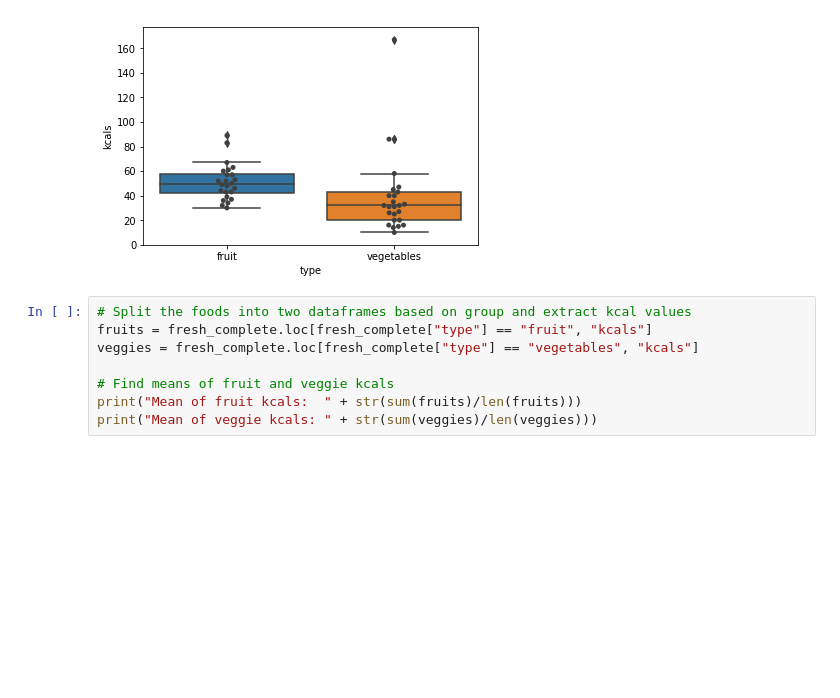
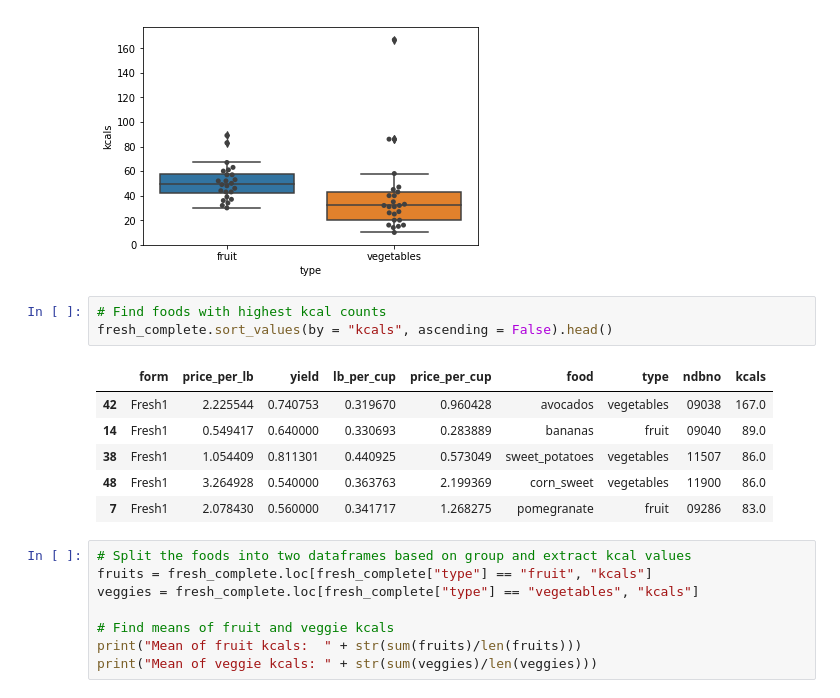
Before and after one commit to domitchler/sta141b-assignment-3, a Jupyter notebook: hw3.ipynb, the cells around one changed output. Cells and saved outputs as stored; diff of their text form; blank space fills up the shorter version.

```diff
--- a/hw3.ipynb
+++ b/hw3.ipynb
@@ -366,6 +366,16 @@ ax = sns.boxplot(x = "type", y = "kcals", data = fresh_complete)
 ax = sns.swarmplot(x = "type", y = "kcals", data = fresh_complete, color = ".25")
 # %% [output]
 [figure]
+# %%
+# Find foods with highest kcal counts
+fresh_complete.sort_values(by = "kcals", ascending = False).head()
+# %% [output]
+|  | form | price_per_lb | yield | lb_per_cup | price_per_cup | food | type | ndbno | kcals |
+| 42 | Fresh1 | 2.225544 | 0.740753 | 0.319670 | 0.960428 | avocados | vegetables | 09038 | 167.0 |
+| 14 | Fresh1 | 0.549417 | 0.640000 | 0.330693 | 0.283889 | bananas | fruit | 09040 | 89.0 |
+| 38 | Fresh1 | 1.054409 | 0.811301 | 0.440925 | 0.573049 | sweet_potatoes | vegetables | 11507 | 86.0 |
+| 48 | Fresh1 | 3.264928 | 0.540000 | 0.363763 | 2.199369 | corn_sweet | vegetables | 11900 | 86.0 |
+| 7 | Fresh1 | 2.078430 | 0.560000 | 0.341717 | 1.268275 | pomegranate | fruit | 09286 | 83.0 |
 # %%
 # Split the foods into two dataframes based on group and extract kcal values
 fruits = fresh_complete.loc[fresh_complete["type"] == "fruit", "kcals"]
```
Also changed, not shown: parts of 8 cells of this notebook.
